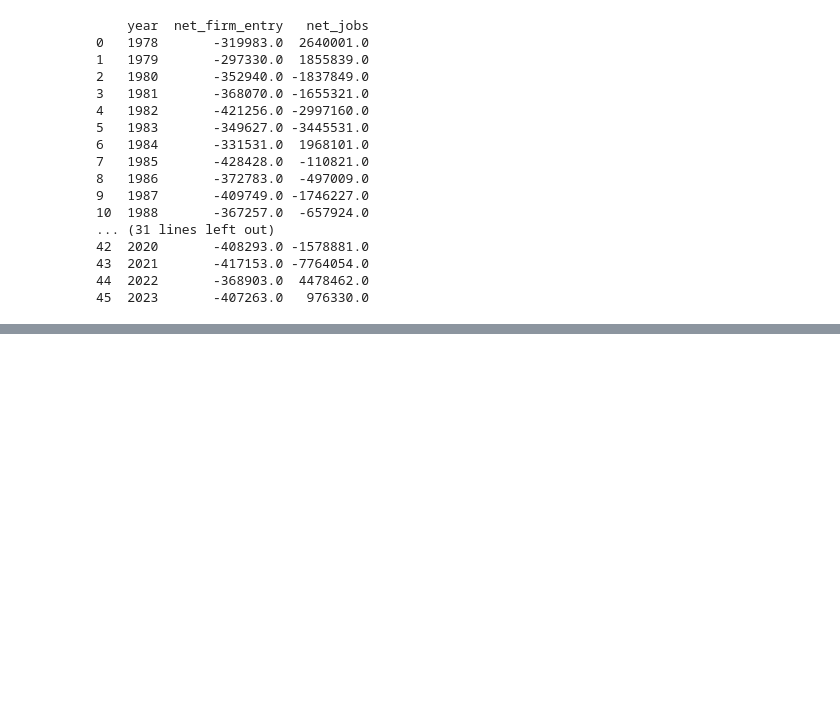
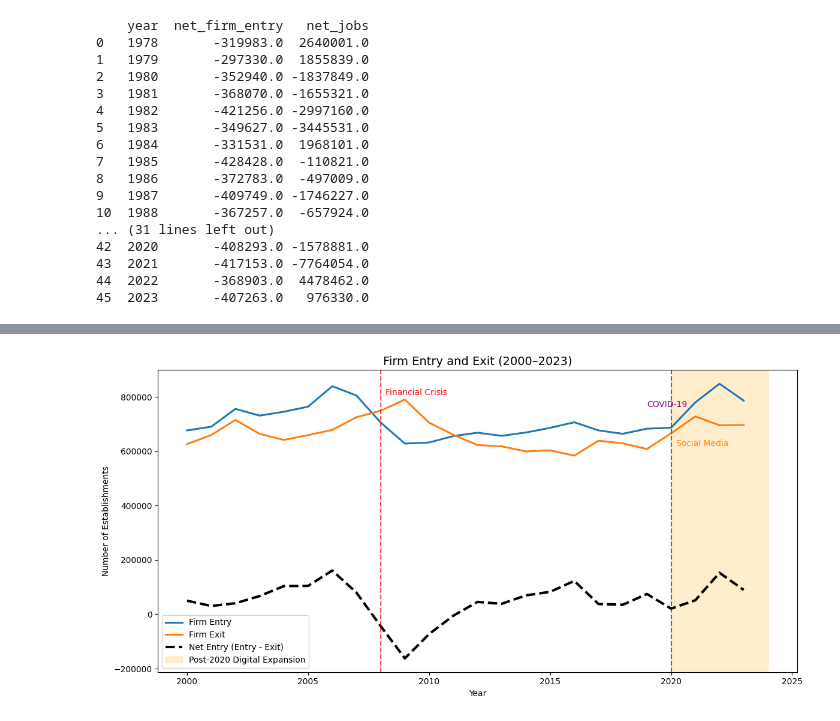
Before and after one commit to rladia/The-Small-Business-Boom, a Jupyter notebook: Sector_Age_Size.ipynb, the cells around one changed output, grey strips where cells are left out. Drawn from its saved outputs; the diff is of its cells as text; code cells hidden in the pictures; blank space fills up the shorter version.

```diff
--- a/Sector_Age_Size.ipynb
+++ b/Sector_Age_Size.ipynb
@@ -193,0 +197,30 @@ print(firms_job)
+# %%
+import matplotlib.pyplot as plt
+import seaborn as sns
+
+plt.figure(figsize=(12,6))
+
+sns.lineplot(data=entry_exit, x='year', y='entry', label='Firm Entry', linewidth=2.2)
+sns.lineplot(data=entry_exit, x='year', y='exit', label='Firm Exit', linewidth=2.2)
+sns.lineplot(data=entry_exit, x='year', y='net_entry', label='Net Entry (Entry - Exit)',
+             linewidth=3, linestyle='--', color='black')
+
+plt.title("Firm Entry and Exit (2000–2023)", fontsize=14)
+plt.xlabel("Year")
+plt.ylabel("Number of Establishments")
+
+plt.axvline(x=2008, color='red', linestyle='--', alpha=0.7)
+plt.text(2008.2, entry_exit['entry'].max()*0.95, 'Financial Crisis', color='red')
+
+plt.axvline(x=2020, color='purple', linestyle='--', alpha=0.7)
+plt.text(2019, entry_exit['entry'].max()*0.9, 'COVID-19', color='purple')
+
+plt.axvspan(2020, 2024, color='orange', alpha=0.2, label='Post-2020 Digital Expansion')
+plt.text(2020.2, entry_exit['entry'].max()*0.73, 'Social Media',
+         color='darkorange')
+
+plt.legend()
+plt.tight_layout()
+plt.show()
+# %% [output]
+[figure, added]
```
Also changed, not shown: parts of 11 cells of this notebook.
